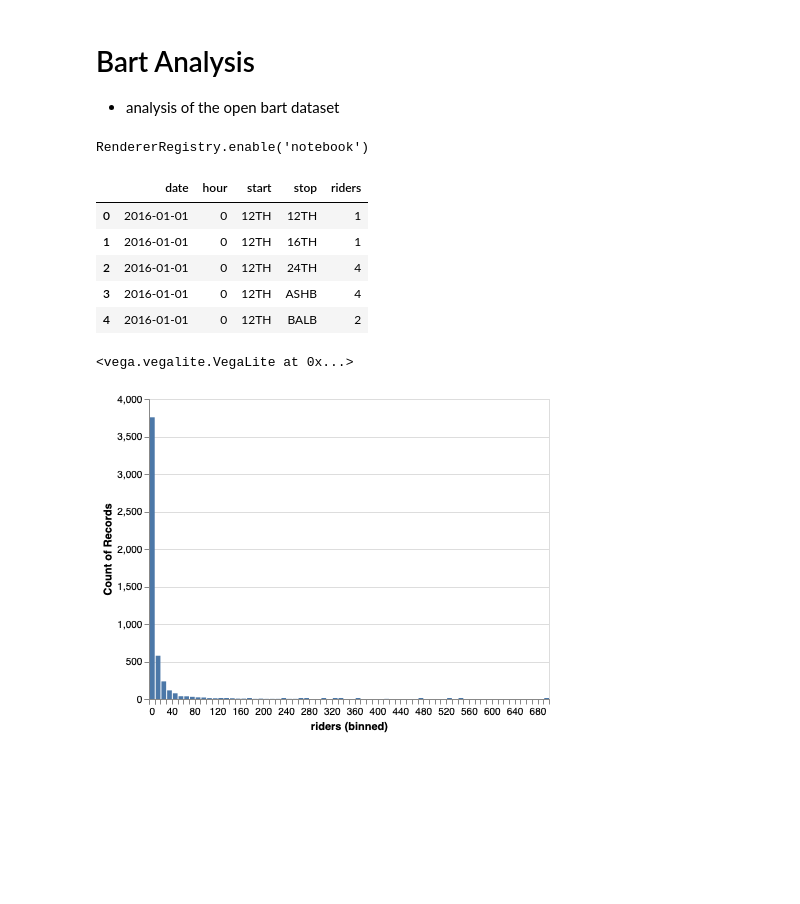
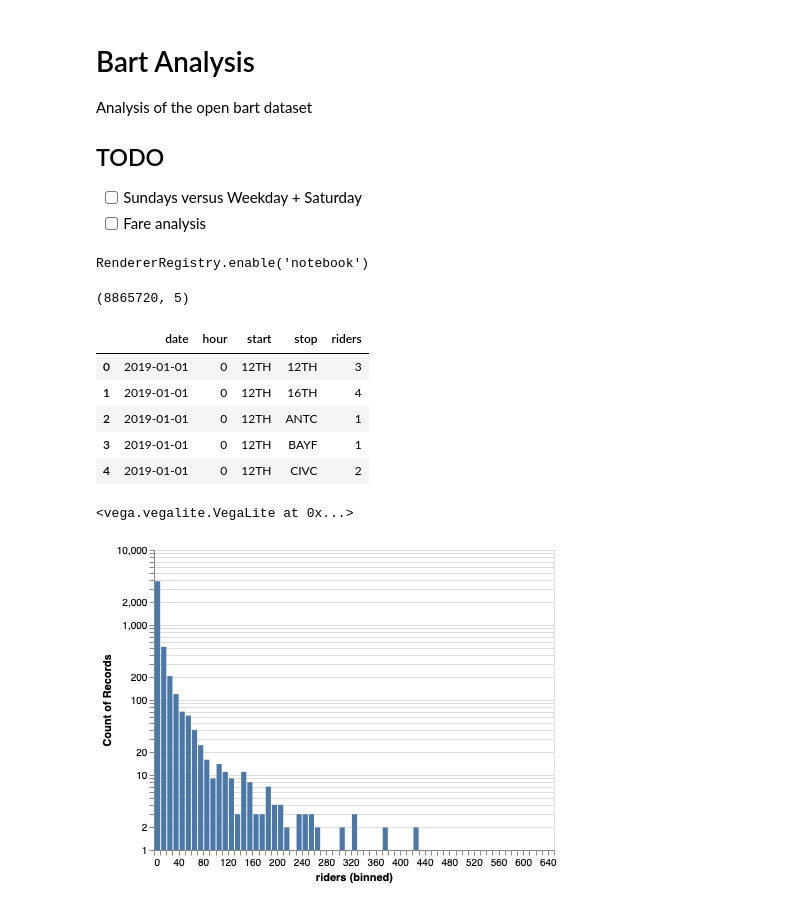
Before and after one commit to audy/bart-analysis, a Jupyter notebook: barts.ipynb, the cells around one changed output. Cells and saved outputs as stored; diff of their text form; code cells hidden in the pictures; blank space fills up the shorter version.

```diff
--- a/barts.ipynb
+++ b/barts.ipynb
@@ -1,7 +1,12 @@
 # %% [markdown]
 # Bart Analysis
 
-* analysis of the open bart dataset
+Analysis of the open bart dataset
+
+## TODO
+
+* [ ] Sundays versus Weekday + Saturday
+* [ ] Fare analysis
 # %%
 import pandas as pd
 import altair as alt
@@ -12,31 +17,40 @@ RendererRegistry.enable('notebook')
 # %%
 df = pd.concat(
     [
-        pd.read_csv('http://64.111.127.166/origin-destination/date-hour-soo-dest-2017.csv.gz', header=None),
-        pd.read_csv('http://64.111.127.166/origin-destination/date-hour-soo-dest-2018.csv.gz', header=None),
-        pd.read_csv('http://64.111.127.166/origin-destination/date-hour-soo-dest-2019.csv.gz', header=None)
+#         pd.read_csv(
+#             "http://64.111.127.166/origin-destination/date-hour-soo-dest-2017.csv.gz",
+#             header=None,
+#         ),
+#         pd.read_csv(
+#             "http://64.111.127.166/origin-destination/date-hour-soo-dest-2018.csv.gz",
+#             header=None,
+#         ),
+        pd.read_csv(
+            "http://64.111.127.166/origin-destination/date-hour-soo-dest-2019.csv.gz",
+            header=None,
+        ),
     ]
 )
 # %%
 df.shape
+# %% [output]
+(8865720, 5)
 # %%
-df.columns = ['date', 'hour', 'start', 'stop', 'riders']
+df.columns = ["date", "hour", "start", "stop", "riders"]
 df.head()
 # %% [output]
 |  | date | hour | start | stop | riders |
-| 0 | 2016-01-01 | 0 | 12TH | 12TH | 1 |
-| 1 | 2016-01-01 | 0 | 12TH | 16TH | 1 |
-| 2 | 2016-01-01 | 0 | 12TH | 24TH | 4 |
-| 3 | 2016-01-01 | 0 | 12TH | ASHB | 4 |
-| 4 | 2016-01-01 | 0 | 12TH | BALB | 2 |
+| 0 | 2019-01-01 | 0 | 12TH | 12TH | 3 |
+| 1 | 2019-01-01 | 0 | 12TH | 16TH | 4 |
+| 2 | 2019-01-01 | 0 | 12TH | ANTC | 1 |
+| 3 | 2019-01-01 | 0 | 12TH | BAYF | 1 |
+| 4 | 2019-01-01 | 0 | 12TH | CIVC | 2 |
 # %%
-alt.Chart(
-    df.sample(5000)
-).mark_bar().encode(
-    x=alt.X('riders', bin=alt.Bin(maxbins=100)),
-    y='count()'
+alt.Chart(df.sample(5000)).mark_bar().encode(
+    x=alt.X("riders", bin=alt.Bin(maxbins=100)),
+    y=alt.Y("count()", scale=alt.Scale(type="log")),
 )
 # %% [output]
 <vega.vegalite.VegaLite at 0x...>
-[figure, old version]
+[figure, new version]
 # %%
```
Also changed, not shown: parts of 5 cells of this notebook.
